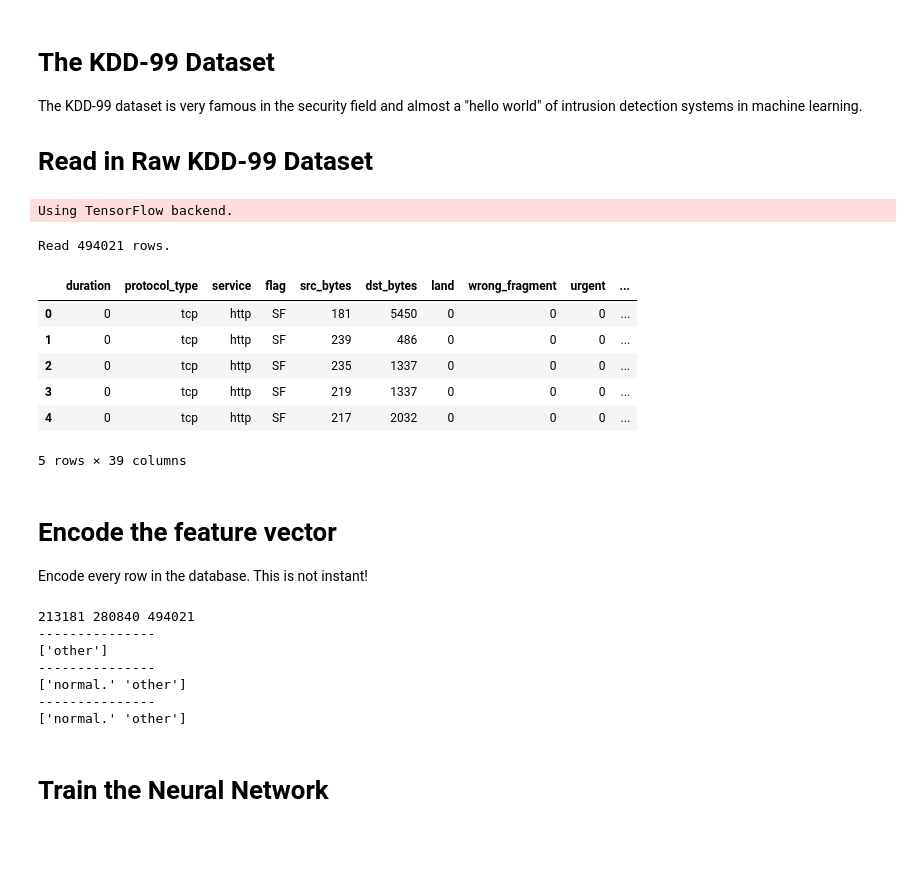
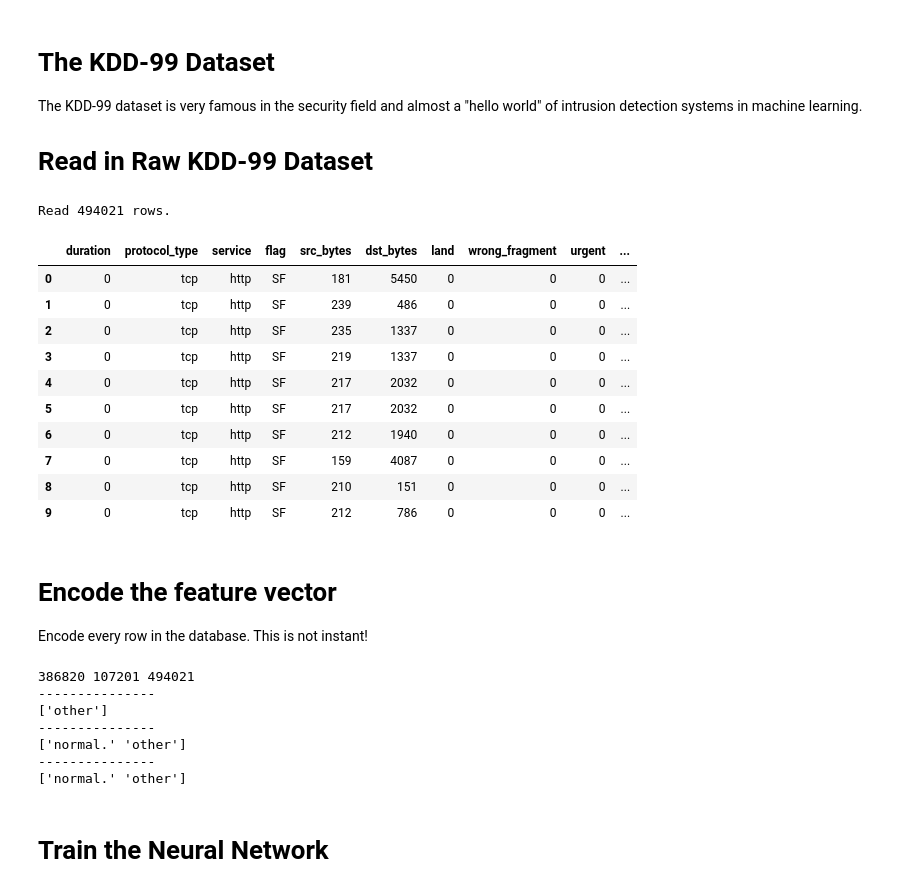
Before and after one commit to yakir2a/FITS, a Jupyter notebook: jupyter notes/normalization + training with unseen attack classification .ipynb, the cells around one changed output. Drawn from its saved outputs; the diff is of its cells as text; code cells hidden in the pictures; blank space fills up the shorter version.

```diff
--- a/jupyter notes/normalization + training with unseen attack classification .ipynb
+++ b/jupyter notes/normalization + training with unseen attack classification .ipynb
@@ -147,7 +147,11 @@ import pandas as pd
 
 # This file is a CSV, just no CSV extension or headers
 # Download from: http://kdd.ics.uci.edu/databases/kddcup99/kddcup99.html
-df = pd.read_csv("C:/Users/user/Documents/GitHub/N.T.T.D-with-M.L/Traning set/KDD-99/kddcup.data_10_percent_corrected", header=None)
+
+#C:\\Users\\user\\Documents\\GitHub\\N.T.T.D-with-M.L\\Traning set\\KDD-99\\kddcup.data_10_percent_corrected
+#D:\\training set\\kdd data set\\kddcup.data.corrected
+
+df = pd.read_csv("C:\\Users\\user\\Documents\\GitHub\\N.T.T.D-with-M.L\\Traning set\\KDD-99\\kddcup.data_10_percent_corrected", header=None)
 
 print("Read {} rows.".format(len(df)))
 # df = df.sample(frac=0.1, replace=False) # Uncomment this line to sample only 10% of the dataset
@@ -180,37 +184,41 @@ df.columns = [
     'count',
     'srv_count',
     'serror_rate',
     'srv_serror_rate',
     'rerror_rate',
     'srv_rerror_rate',
     'same_srv_rate',
     'diff_srv_rate',
     'srv_diff_host_rate',
     'dst_host_count',
     'dst_host_srv_count',
     'dst_host_same_srv_rate',
     'dst_host_diff_srv_rate',
     'dst_host_same_src_port_rate',
     'dst_host_srv_diff_host_rate',
     'dst_host_serror_rate',
     'dst_host_srv_serror_rate',
     'dst_host_rerror_rate',
     'dst_host_srv_rerror_rate',
     'outcome'
 ]
 df = df.drop(columns=['is_host_login' , 'is_guest_login' , 'logged_in'])
 # display 5 rows
-df[0:5]
+with pd.option_context('display.max_rows', None, 'display.max_columns', None):
+    display(df[(df['outcome'] == 'normal.') | (df['outcome'] == 'smurf.')][0:10])
 # %% [output]
-Using TensorFlow backend.
+Read 494021 rows.
-Read 494021 rows.
 |  | duration | protocol_type | service | flag | src_bytes | dst_bytes | land | wrong_fragment | urgent | ... |
 | 0 | 0 | tcp | http | SF | 181 | 5450 | 0 | 0 | 0 | ... |
 | 1 | 0 | tcp | http | SF | 239 | 486 | 0 | 0 | 0 | ... |
 | 2 | 0 | tcp | http | SF | 235 | 1337 | 0 | 0 | 0 | ... |
 | 3 | 0 | tcp | http | SF | 219 | 1337 | 0 | 0 | 0 | ... |
 | 4 | 0 | tcp | http | SF | 217 | 2032 | 0 | 0 | 0 | ... |
+| 5 | 0 | tcp | http | SF | 217 | 2032 | 0 | 0 | 0 | ... |
+| 6 | 0 | tcp | http | SF | 212 | 1940 | 0 | 0 | 0 | ... |
+| 7 | 0 | tcp | http | SF | 159 | 4087 | 0 | 0 | 0 | ... |
+| 8 | 0 | tcp | http | SF | 210 | 151 | 0 | 0 | 0 | ... |
+| 9 | 0 | tcp | http | SF | 212 | 786 | 0 | 0 | 0 | ... |
-5 rows × 39 columns
 # %% [markdown]
 # Encode the feature vector
 
@@ -260,8 +268,8 @@ encode_numeric_zscore(df, 'dst_host_srv_serror_rate')
 encode_numeric_zscore(df, 'dst_host_rerror_rate')
 encode_numeric_zscore(df, 'dst_host_srv_rerror_rate')
 #(df['outcome'] == 'smurf.') | (df['outcome'] == 'buffer_overflow.') | (df['outcome'] == 'warezmaster.')
-drop = df.drop(df[(df['outcome'] == 'smurf.') | (df['outcome'] == 'buffer_overflow.') | (df['outcome'] == 'warezmaster.')].index).copy()
-complete = df[(df['outcome'] == 'smurf.') | (df['outcome'] == 'buffer_overflow.') | (df['outcome'] == 'warezmaster.')].copy()
+drop = df.drop(df[(df['outcome'] == 'neptune.')].index).copy()
+complete = df[(df['outcome'] == 'neptune.')].copy()
 print(len(drop),len(complete),len(df))
 outcomes = encode_text_index(complete, 'outcome',"normal.")
 print("---------------")
@@ -281,7 +289,7 @@ print(outcomes3)
 df.dropna(inplace=True,axis=1)
 # This is the numeric feature vector, as it goes to the neural net
 # %% [output]
-213181 280840 494021
+386820 107201 494021
 ---------------
 ['other']
 ---------------
```
Also changed, not shown: parts of 9 cells of this notebook, 1 other file.
